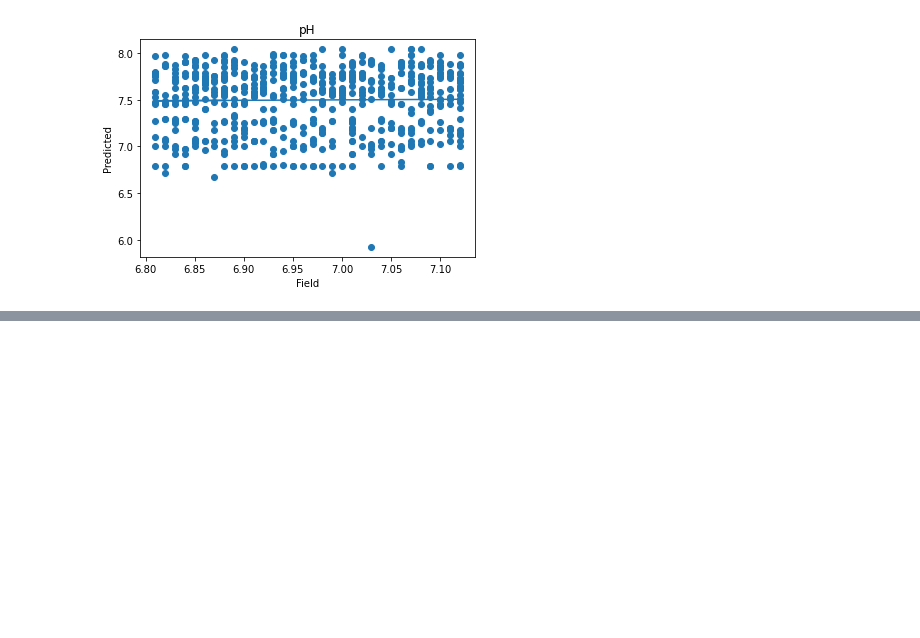
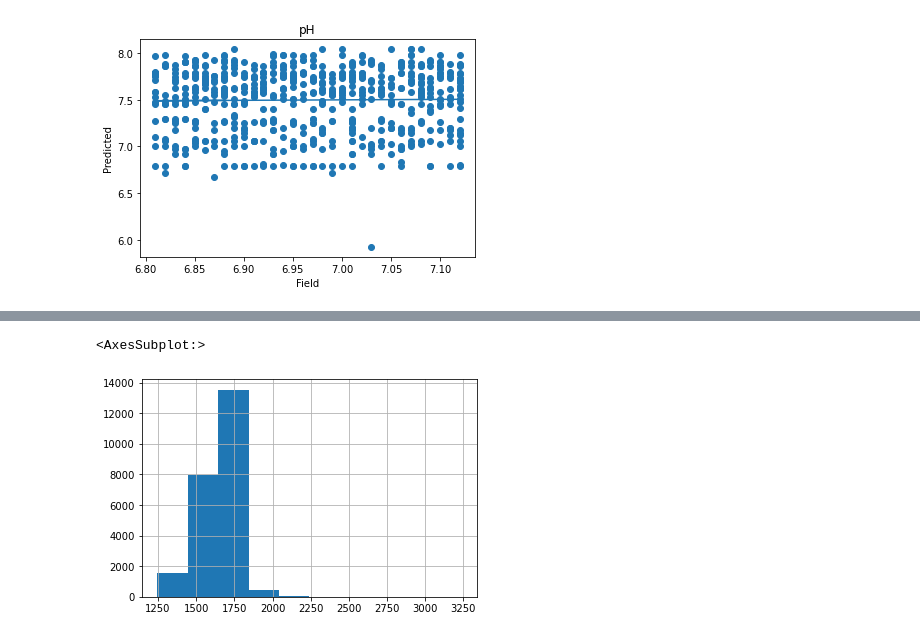
Before and after one commit to jagadeeshreddyr14/soilhealth-, a Jupyter notebook: dump/corr.ipynb, the cells around one changed output, grey strips where cells are left out. Drawn from its saved outputs; the diff is of its cells as text; code cells hidden in the pictures; blank space fills up the shorter version.

```diff
--- a/dump/corr.ipynb
+++ b/dump/corr.ipynb
@@ -98,0 +121,4 @@ mae, rmse, var_pred, corr = cal_error(dff, y_test, predictions)
+# %%
+import pandas as pd
+
+df = pd.read_csv("/home/satyukt/Downloads/sample_soil_health_points2021-03-01_2021-03-30.csv")
@@ -98,0 +130,5 @@ mae, rmse, var_pred, corr = cal_error(dff, y_test, predictions)
+# %%
+df.B1.hist()
+# %% [output]
+<AxesSubplot:>
+[figure, added]
```
Also changed, not shown: parts of 10 cells of this notebook, 17 other files.
